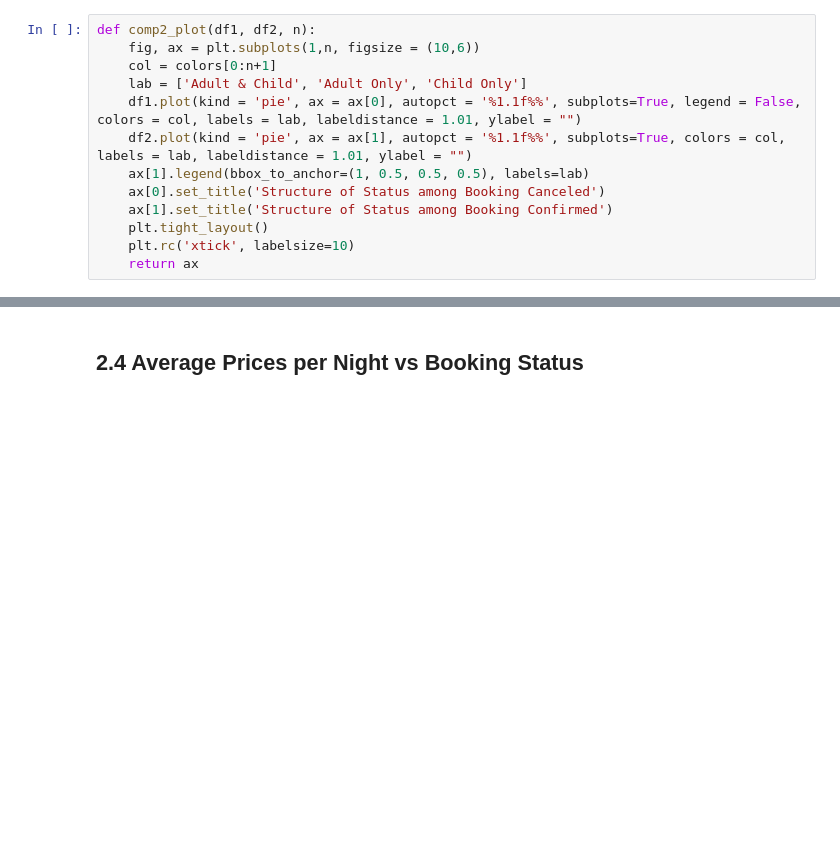
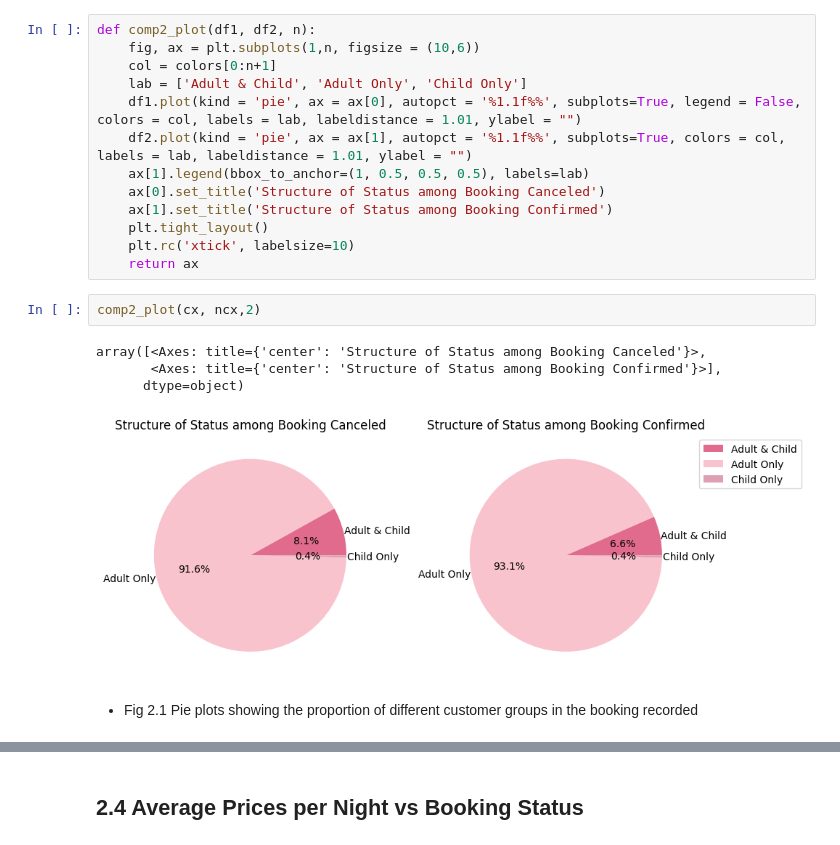
Before and after one commit to jh22d/BookedUp, a Jupyter notebook: Final_Project.ipynb, the cells around one changed output, grey strips where cells are left out. Cells and saved outputs as stored; diff of their text form; blank space fills up the shorter version.

```diff
--- a/Final_Project.ipynb
+++ b/Final_Project.ipynb
@@ -257,3 +257,12 @@ def comp2_plot(df1, df2, n):
     plt.tight_layout()
     plt.rc('xtick', labelsize=10)
     return ax
+# %%
+comp2_plot(cx, ncx,2)
+# %% [output]
+array([<Axes: title={'center': 'Structure of Status among Booking Canceled'}>,
+       <Axes: title={'center': 'Structure of Status among Booking Confirmed'}>],
+      dtype=object)
+[figure, added]
+# %% [markdown]
+- Fig 2.1 Pie plots showing the proportion of different customer groups in the booking recorded
```
Also changed, not shown: parts of 18 cells of this notebook.
